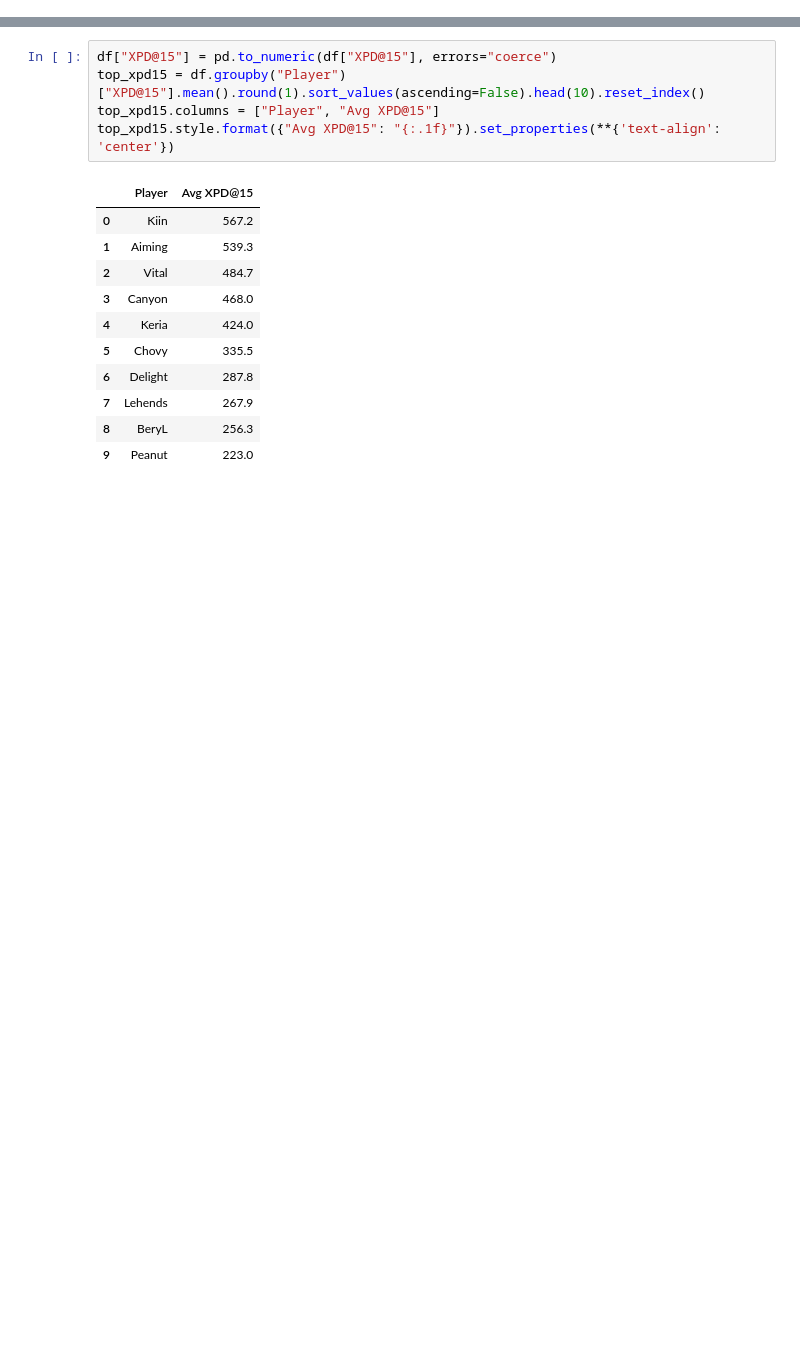
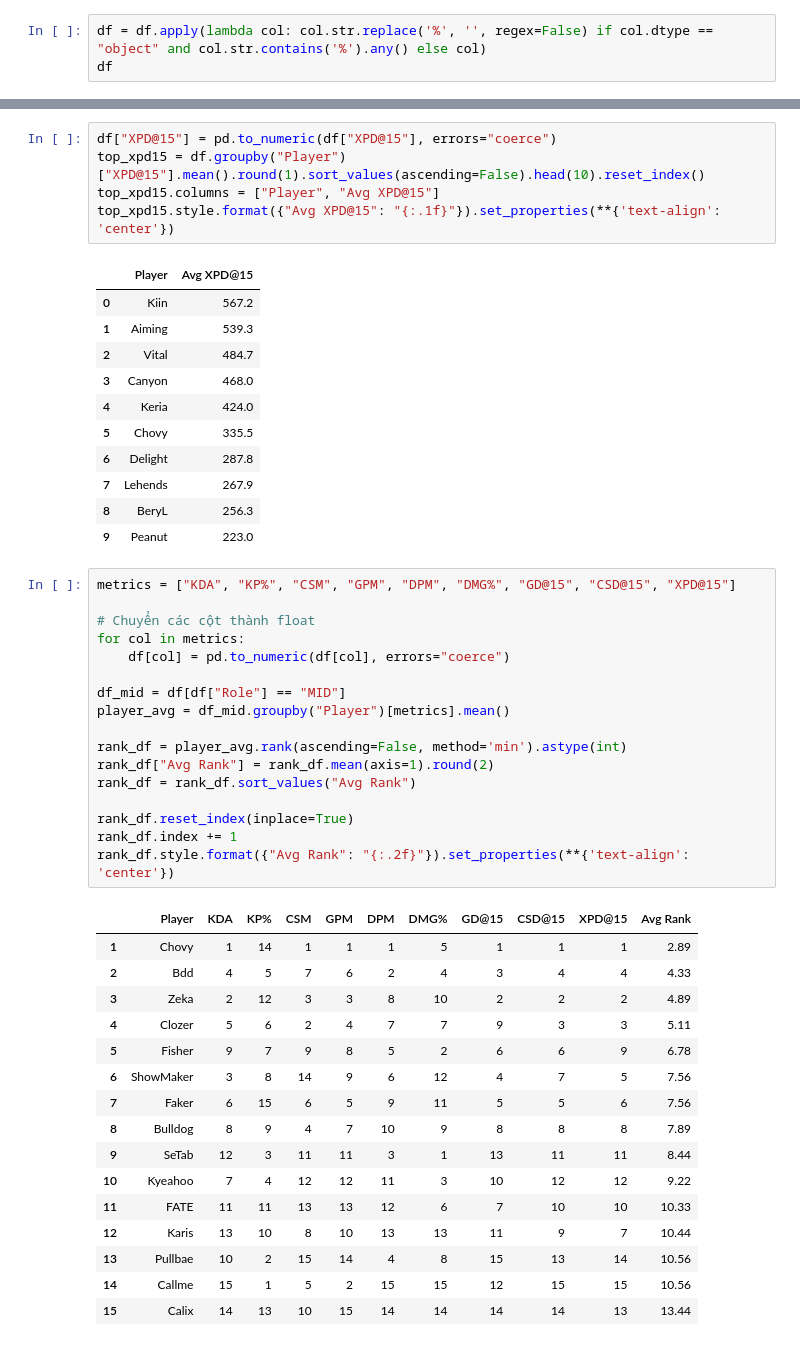
Before and after one commit to NguyenDung0210/LCK_Data_Analysis, a Jupyter notebook: analyze.ipynb, the cells around one changed output, grey strips where cells are left out. Cells and saved outputs as stored; diff of their text form; blank space fills up the shorter version.

```diff
--- a/analyze.ipynb
+++ b/analyze.ipynb
@@ -79,3 +79,6 @@ df
 | 2088 | 62087 | GEN | Red | Win | Peyz | Ziggs | ADC | 18 | 6 | 3 | ... | ... |
 | 2089 | 62087 | GEN | Red | Win | Lehends | Alistar | SUPPORT | 14 | 1 | 4 | ... | ... |
 2090 rows × 61 columns
+# %%
+df = df.apply(lambda col: col.str.replace('%', '', regex=False) if col.dtype == "object" and col.str.contains('%').any() else col)
+df
@@ -473,3 +490,37 @@ top_xpd15.style.format({"Avg XPD@15": "{:.1f}"}).set_properties(**{'text-align':
 | 7 | Lehends | 267.9 |
 | 8 | BeryL | 256.3 |
 | 9 | Peanut | 223.0 |
+# %%
+metrics = ["KDA", "KP%", "CSM", "GPM", "DPM", "DMG%", "GD@15", "CSD@15", "XPD@15"]
+
+# Chuyển các cột thành float
+for col in metrics:
+    df[col] = pd.to_numeric(df[col], errors="coerce")
+
+df_mid = df[df["Role"] == "MID"]
+player_avg = df_mid.groupby("Player")[metrics].mean()
+
+rank_df = player_avg.rank(ascending=False, method='min').astype(int)
+rank_df["Avg Rank"] = rank_df.mean(axis=1).round(2)
+rank_df = rank_df.sort_values("Avg Rank")
+
+rank_df.reset_index(inplace=True)
+rank_df.index += 1
+rank_df.style.format({"Avg Rank": "{:.2f}"}).set_properties(**{'text-align': 'center'})
+# %% [output]
+|  | Player | KDA | KP% | CSM | GPM | DPM | DMG% | GD@15 | CSD@15 | XPD@15 | Avg Rank |
+| 1 | Chovy | 1 | 14 | 1 | 1 | 1 | 5 | 1 | 1 | 1 | 2.89 |
+| 2 | Bdd | 4 | 5 | 7 | 6 | 2 | 4 | 3 | 4 | 4 | 4.33 |
+| 3 | Zeka | 2 | 12 | 3 | 3 | 8 | 10 | 2 | 2 | 2 | 4.89 |
+| 4 | Clozer | 5 | 6 | 2 | 4 | 7 | 7 | 9 | 3 | 3 | 5.11 |
+| 5 | Fisher | 9 | 7 | 9 | 8 | 5 | 2 | 6 | 6 | 9 | 6.78 |
+| 6 | ShowMaker | 3 | 8 | 14 | 9 | 6 | 12 | 4 | 7 | 5 | 7.56 |
+| 7 | Faker | 6 | 15 | 6 | 5 | 9 | 11 | 5 | 5 | 6 | 7.56 |
+| 8 | Bulldog | 8 | 9 | 4 | 7 | 10 | 9 | 8 | 8 | 8 | 7.89 |
+| 9 | SeTab | 12 | 3 | 11 | 11 | 3 | 1 | 13 | 11 | 11 | 8.44 |
+| 10 | Kyeahoo | 7 | 4 | 12 | 12 | 11 | 3 | 10 | 12 | 12 | 9.22 |
+| 11 | FATE | 11 | 11 | 13 | 13 | 12 | 6 | 7 | 10 | 10 | 10.33 |
+| 12 | Karis | 13 | 10 | 8 | 10 | 13 | 13 | 11 | 9 | 7 | 10.44 |
+| 13 | Pullbae | 10 | 2 | 15 | 14 | 4 | 8 | 15 | 13 | 14 | 10.56 |
+| 14 | Callme | 15 | 1 | 5 | 2 | 15 | 15 | 12 | 15 | 15 | 10.56 |
+| 15 | Calix | 14 | 13 | 10 | 15 | 14 | 14 | 14 | 14 | 13 | 13.44 |
```
Also changed, not shown: parts of 5 cells of this notebook.
